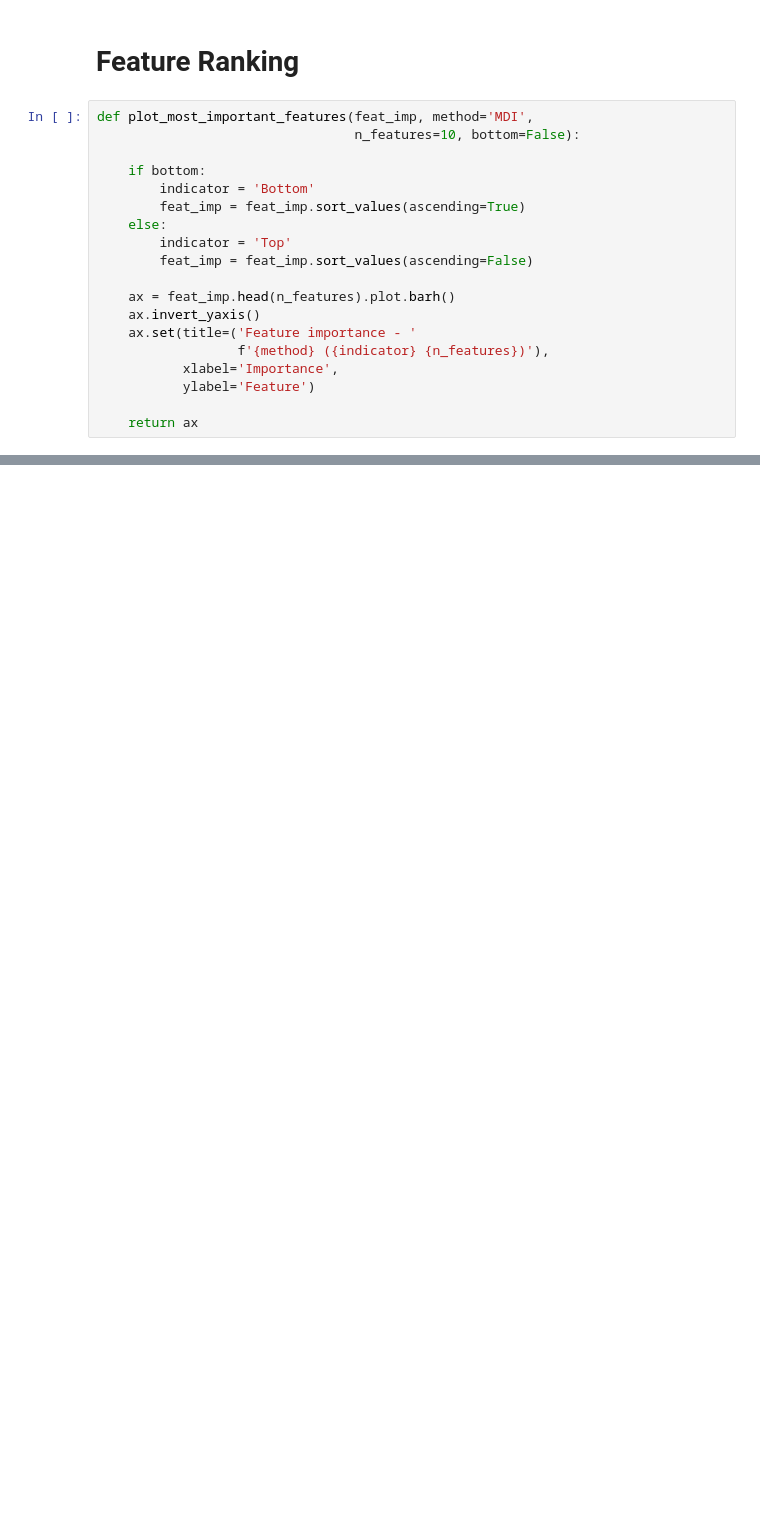
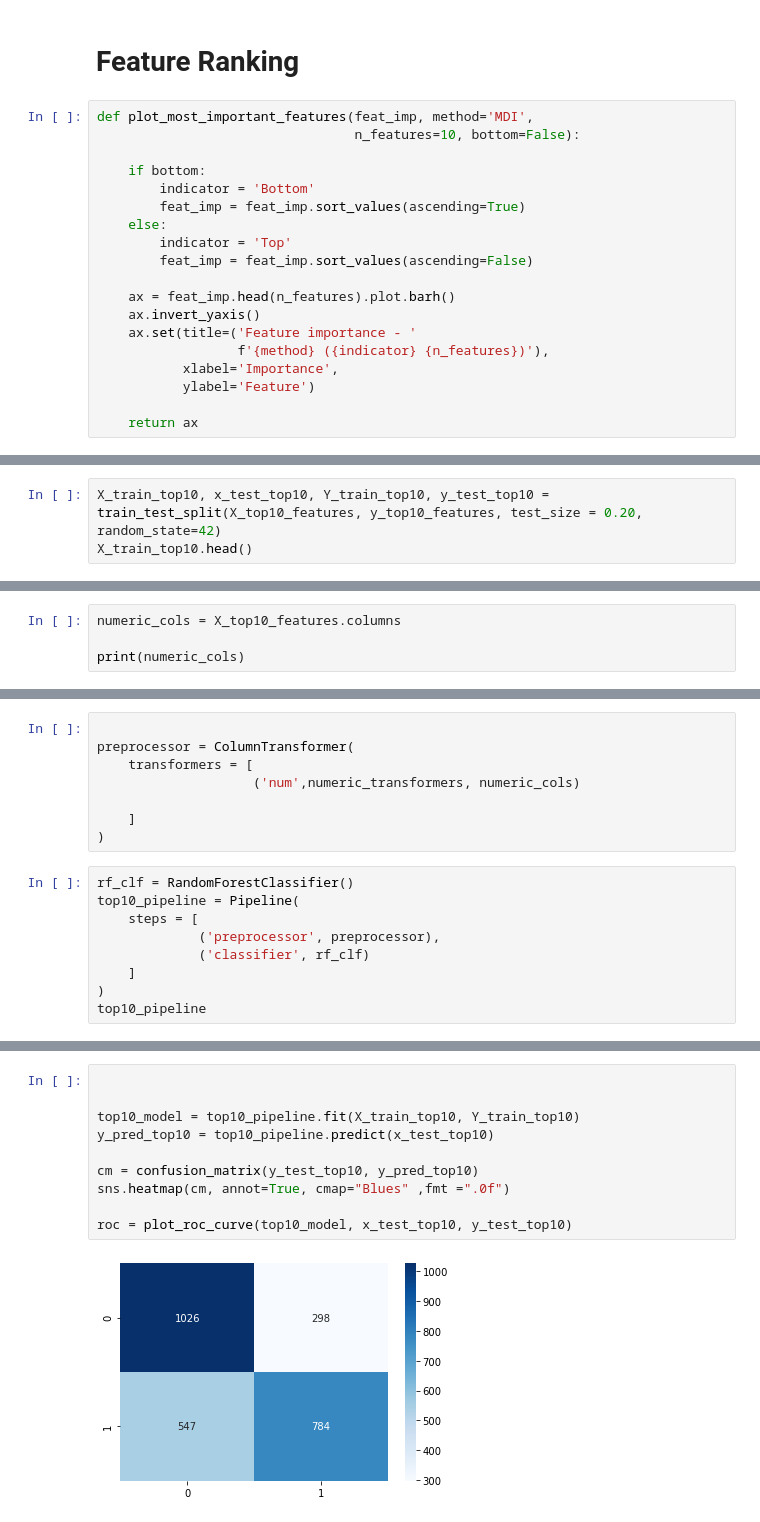
Before and after one commit to Jake-LJH/default-prediction, a Jupyter notebook: source/cc_model_training.ipynb, the cells around one changed output, grey strips where cells are left out. Saved outputs shown, nothing was run; the diff lists cells and outputs as text; blank space fills up the shorter version.

Commit message:
Trained model using top 10 features only

```diff
--- a/source/cc_model_training.ipynb
+++ b/source/cc_model_training.ipynb
@@ -407,0 +419,3 @@ plt.show()
+# %%
+X_train_top10, x_test_top10, Y_train_top10, y_test_top10 = train_test_split(X_top10_features, y_top10_features, test_size = 0.20, random_state=42)
+X_train_top10.head()
@@ -407,0 +430,4 @@ plt.show()
+# %%
+numeric_cols = X_top10_features.columns
+
+print(numeric_cols)
@@ -407,0 +438,17 @@ plt.show()
+# %%
+
+preprocessor = ColumnTransformer(
+    transformers = [
+                    ('num',numeric_transformers, numeric_cols)
+
+    ]
+)
+# %%
+rf_clf = RandomForestClassifier()
+top10_pipeline = Pipeline(
+    steps = [
+             ('preprocessor', preprocessor),
+             ('classifier', rf_clf)
+    ]
+)
+top10_pipeline
@@ -407,0 +464,12 @@ plt.show()
+# %%
+
+
+top10_model = top10_pipeline.fit(X_train_top10, Y_train_top10)
+y_pred_top10 = top10_pipeline.predict(x_test_top10)
+
+cm = confusion_matrix(y_test_top10, y_pred_top10)
+sns.heatmap(cm, annot=True, cmap="Blues" ,fmt =".0f")
+
+roc = plot_roc_curve(top10_model, x_test_top10, y_test_top10)
+# %% [output]
+[figure, added]
```
Also changed, not shown: parts of 16 cells of this notebook.
